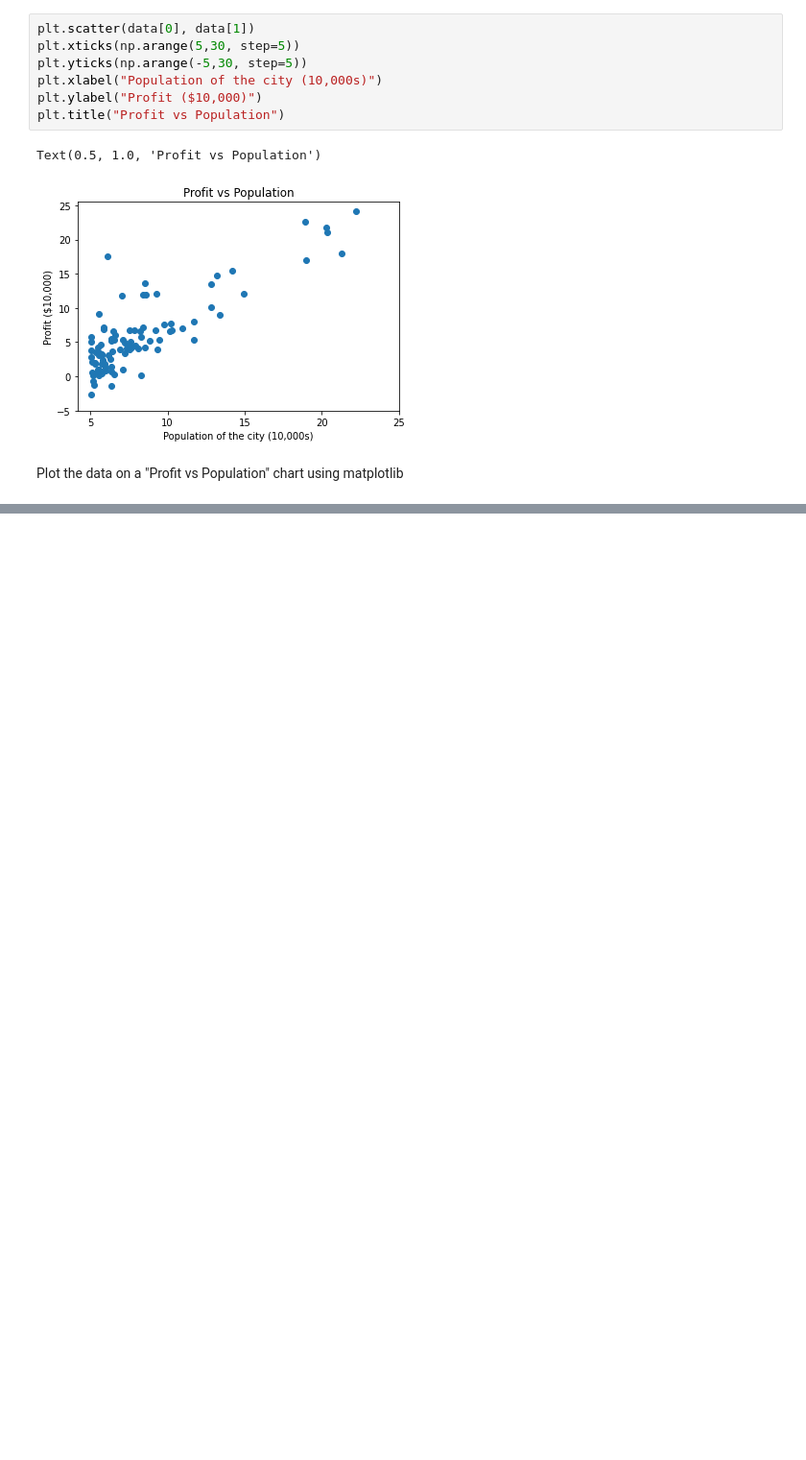
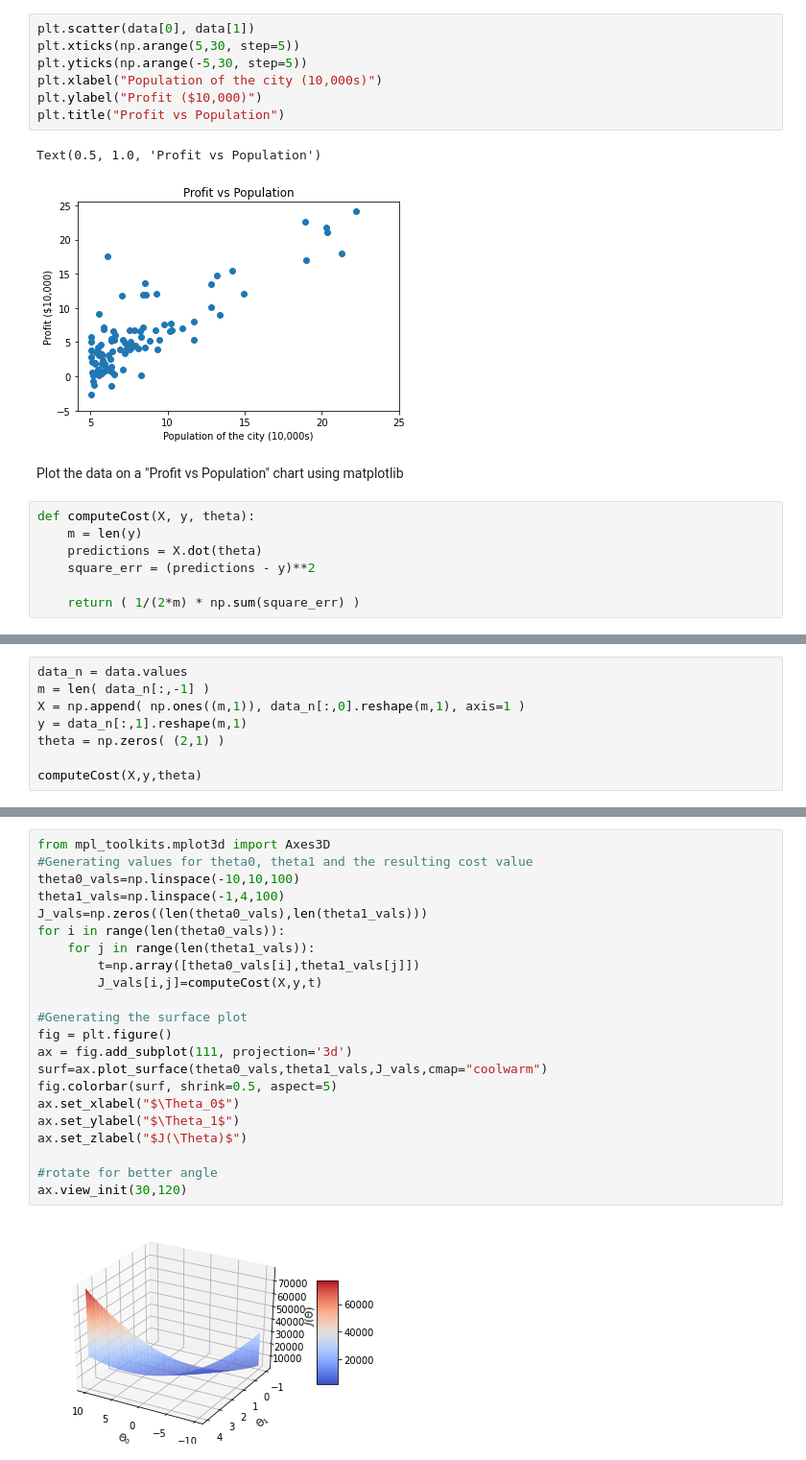
Before and after one commit to soham1sawant/Machine-Learning, a Jupyter notebook: Linear Regression with One Variable/ex1.ipynb, the cells around one changed output, grey strips where cells are left out. Shown at 96% size. Cells and saved outputs as stored; diff of their text form; blank space fills up the shorter version.

```diff
--- a/Linear Regression with One Variable/ex1.ipynb
+++ b/Linear Regression with One Variable/ex1.ipynb
@@ -41,3 +41,10 @@ Text(0.5, 1.0, 'Profit vs Population')
 [figure]
 # %% [markdown]
 Plot the data on a "Profit vs Population" chart using matplotlib
+# %%
+def computeCost(X, y, theta):
+    m = len(y)
+    predictions = X.dot(theta)
+    square_err = (predictions - y)**2
+
+    return ( 1/(2*m) * np.sum(square_err) )
@@ -43,0 +53,8 @@ Plot the data on a "Profit vs Population" chart using matplotlib
+# %%
+data_n = data.values
+m = len( data_n[:,-1] )
+X = np.append( np.ones((m,1)), data_n[:,0].reshape(m,1), axis=1 )
+y = data_n[:,1].reshape(m,1)
+theta = np.zeros( (2,1) )
+
+computeCost(X,y,theta)
@@ -43,0 +89,24 @@ Plot the data on a "Profit vs Population" chart using matplotlib
+# %%
+from mpl_toolkits.mplot3d import Axes3D
+#Generating values for theta0, theta1 and the resulting cost value
+theta0_vals=np.linspace(-10,10,100)
+theta1_vals=np.linspace(-1,4,100)
+J_vals=np.zeros((len(theta0_vals),len(theta1_vals)))
+for i in range(len(theta0_vals)):
+    for j in range(len(theta1_vals)):
+        t=np.array([theta0_vals[i],theta1_vals[j]])
+        J_vals[i,j]=computeCost(X,y,t)
+
+#Generating the surface plot
+fig = plt.figure()
+ax = fig.add_subplot(111, projection='3d')
+surf=ax.plot_surface(theta0_vals,theta1_vals,J_vals,cmap="coolwarm")
+fig.colorbar(surf, shrink=0.5, aspect=5)
+ax.set_xlabel("$\Theta_0$")
+ax.set_ylabel("$\Theta_1$")
+ax.set_zlabel("$J(\Theta)$")
+
+#rotate for better angle
+ax.view_init(30,120)
+# %% [output]
+[figure, added]
```
Also changed, not shown: parts of 7 cells of this notebook.
